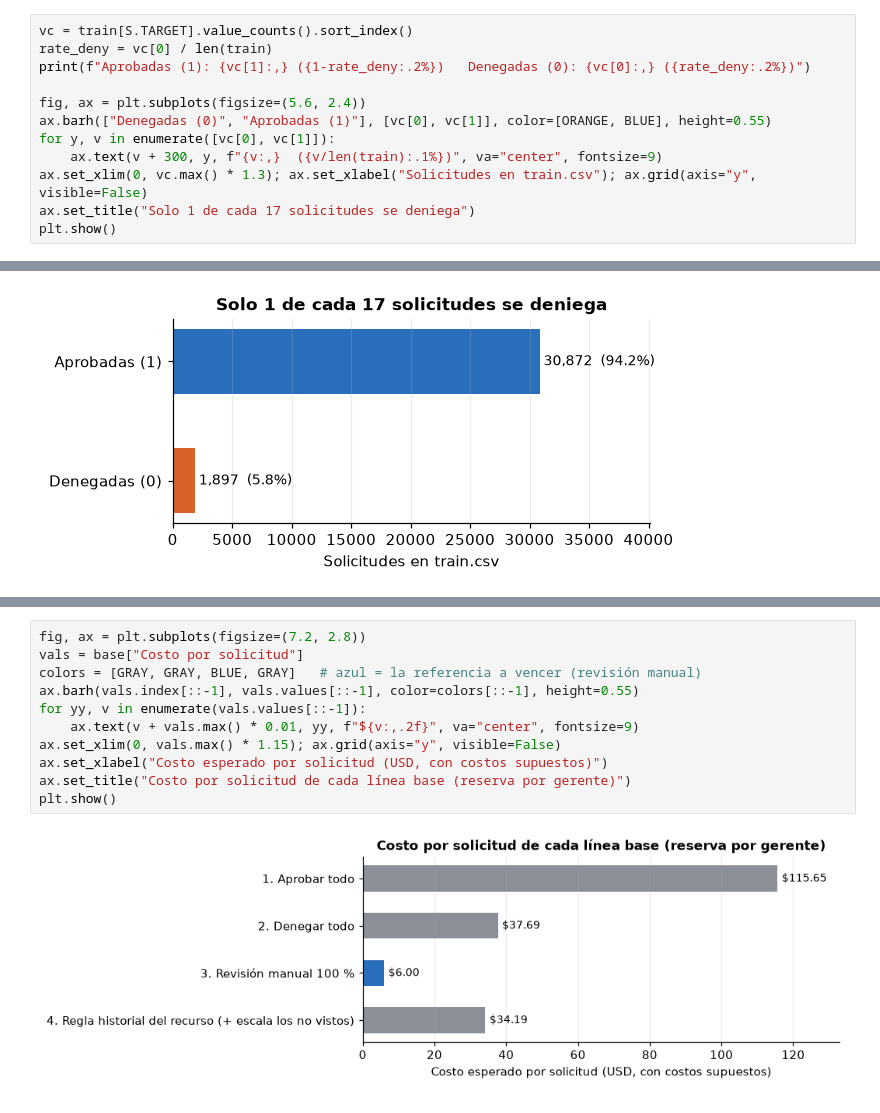
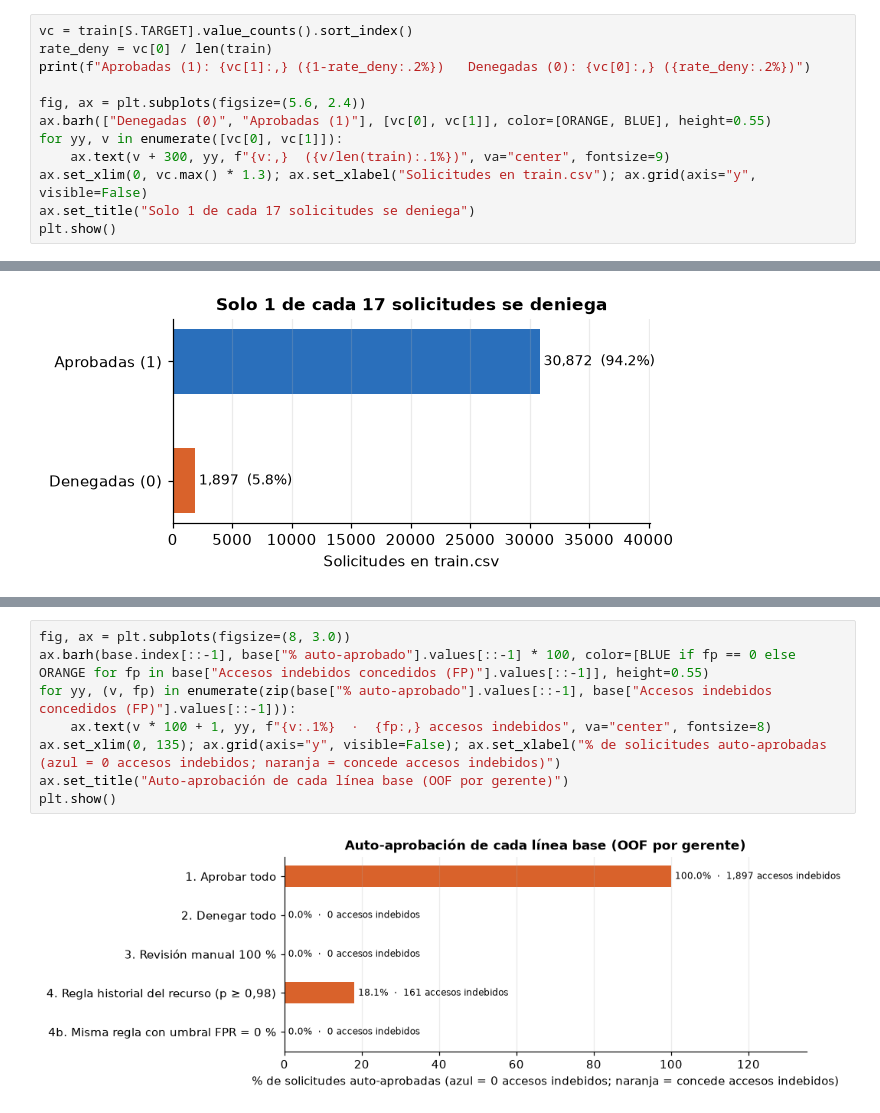
Before and after one commit to danielg7v/laboratorio-avanzado-iam, a Jupyter notebook: notebooks/01_caso_de_negocio.ipynb, the cells around one changed output, grey strips where cells are left out. Saved outputs shown, nothing was run; the diff lists cells and outputs as text.

```diff
--- a/notebooks/01_caso_de_negocio.ipynb
+++ b/notebooks/01_caso_de_negocio.ipynb
@@ -75,8 +80,8 @@ print(f"Aprobadas (1): {vc[1]:,} ({1-rate_deny:.2%})   Denegadas (0): {vc[0]:,}
 
 fig, ax = plt.subplots(figsize=(5.6, 2.4))
 ax.barh(["Denegadas (0)", "Aprobadas (1)"], [vc[0], vc[1]], color=[ORANGE, BLUE], height=0.55)
-for y, v in enumerate([vc[0], vc[1]]):
-    ax.text(v + 300, y, f"{v:,}  ({v/len(train):.1%})", va="center", fontsize=9)
+for yy, v in enumerate([vc[0], vc[1]]):
+    ax.text(v + 300, yy, f"{v:,}  ({v/len(train):.1%})", va="center", fontsize=9)
 ax.set_xlim(0, vc.max() * 1.3); ax.set_xlabel("Solicitudes en train.csv"); ax.grid(axis="y", visible=False)
 ax.set_title("Solo 1 de cada 17 solicitudes se deniega")
 plt.show()
@@ -237,13 +185,10 @@ Política
 # %%
-fig, ax = plt.subplots(figsize=(7.2, 2.8))
-vals = base["Costo por solicitud"]
-colors = [GRAY, GRAY, BLUE, GRAY]   # azul = la referencia a vencer (revisión manual)
-ax.barh(vals.index[::-1], vals.values[::-1], color=colors[::-1], height=0.55)
-for yy, v in enumerate(vals.values[::-1]):
-    ax.text(v + vals.max() * 0.01, yy, f"${v:,.2f}", va="center", fontsize=9)
-ax.set_xlim(0, vals.max() * 1.15); ax.grid(axis="y", visible=False)
-ax.set_xlabel("Costo esperado por solicitud (USD, con costos supuestos)")
-ax.set_title("Costo por solicitud de cada línea base (reserva por gerente)")
+fig, ax = plt.subplots(figsize=(8, 3.0))
+ax.barh(base.index[::-1], base["% auto-aprobado"].values[::-1] * 100, color=[BLUE if fp == 0 else ORANGE for fp in base["Accesos indebidos concedidos (FP)"].values[::-1]], height=0.55)
+for yy, (v, fp) in enumerate(zip(base["% auto-aprobado"].values[::-1], base["Accesos indebidos concedidos (FP)"].values[::-1])):
+    ax.text(v * 100 + 1, yy, f"{v:.1%}  ·  {fp:,} accesos indebidos", va="center", fontsize=8)
+ax.set_xlim(0, 135); ax.grid(axis="y", visible=False); ax.set_xlabel("% de solicitudes auto-aprobadas (azul = 0 accesos indebidos; naranja = concede accesos indebidos)")
+ax.set_title("Auto-aprobación de cada línea base (OOF por gerente)")
 plt.show()
 # %% [output]
-[figure, old version]
+[figure, new version]
```
Also changed, not shown: parts of 26 cells of this notebook, 19 other files.
